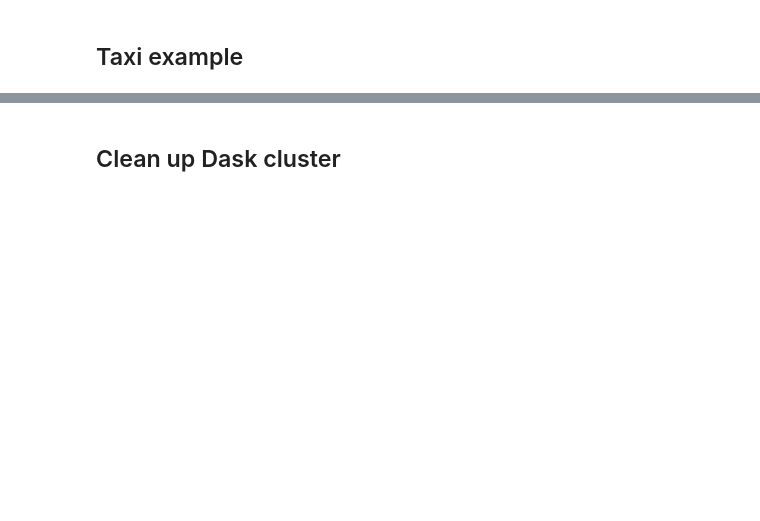
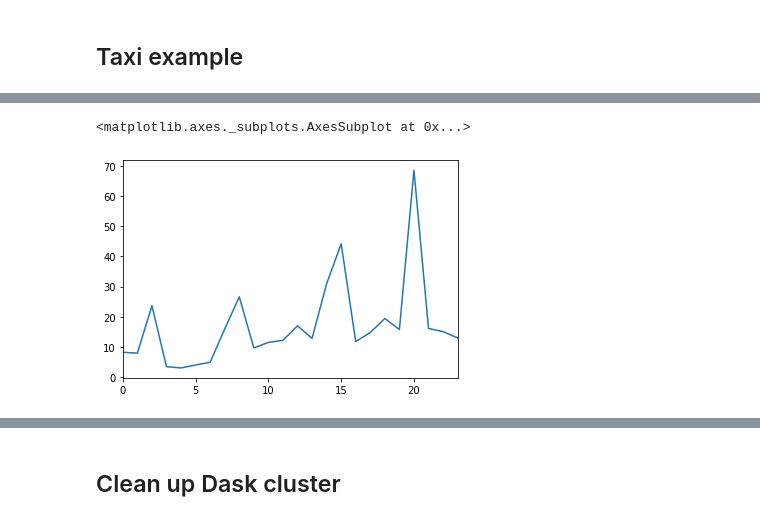
Before and after one commit to jacobtomlinson/notebooks-extended, a Jupyter notebook: conference_notebooks/KDD_2019/notebooks/taxi_azureml/demo.ipynb, the cells around one changed output, grey strips where cells are left out. Cells and saved outputs as stored; diff of their text form; code cells hidden in the pictures; blank space fills up the shorter version.

```diff
--- a/conference_notebooks/KDD_2019/notebooks/taxi_azureml/demo.ipynb
+++ b/conference_notebooks/KDD_2019/notebooks/taxi_azureml/demo.ipynb
@@ -255,0 +253,20 @@ float(m)
+# %%
+# list of column names that need to be re-mapped
+remap = {}
+remap['tpep_pickup_datetime'] = 'pickup_datetime'
+remap['tpep_dropoff_datetime'] = 'dropoff_datetime'
+remap['ratecodeid'] = 'rate_code'
+
+#create a list of columns & dtypes the df must have
+must_haves = {
+ 'pickup_datetime': 'datetime64[ms]',
+ 'dropoff_datetime': 'datetime64[ms]',
+ 'passenger_count': 'int32',
+ 'trip_distance': 'float32',
+ 'pickup_longitude': 'float32',
+ 'pickup_latitude': 'float32',
+ 'rate_code': 'int32',
+ 'dropoff_longitude': 'float32',
+ 'dropoff_latitude': 'float32',
+ 'fare_amount': 'float32'
+}
@@ -255,0 +304,3 @@ float(m)
+# %%
+taxi_df = taxi_df.map_partitions(clean, remap, must_haves).persist()
+taxi_df.head().to_pandas()
@@ -255,0 +314,14 @@ float(m)
+# %%
+# apply a list of filter conditions to throw out records with missing or outlier values
+query_frags = [
+    'fare_amount > 0 and fare_amount < 500',
+    'passenger_count > 0 and passenger_count < 6',
+    'pickup_longitude > -75 and pickup_longitude < -73',
+    'dropoff_longitude > -75 and dropoff_longitude < -73',
+    'pickup_latitude > 40 and pickup_latitude < 42',
+    'dropoff_latitude > 40 and dropoff_latitude < 42'
+]
+taxi_df = taxi_df.query(' and '.join(query_frags))
+
+# inspect the results of cleaning
+taxi_df.head().to_pandas()
@@ -255,0 +399,5 @@ float(m)
+# %%
+# actually add the features
+taxi_df = taxi_df.map_partitions(add_features).persist()
+# inspect the result
+taxi_df.head().to_pandas()
@@ -255,0 +411,6 @@ float(m)
+# %%
+%matplotlib inline
+taxi_df.groupby('hour').fare_amount.mean().compute().to_pandas().sort_index().plot()
+# %% [output]
+<matplotlib.axes._subplots.AxesSubplot at 0x...>
+[figure, added]
```
Also changed, not shown: parts of 38 cells of this notebook, 2 other files.
